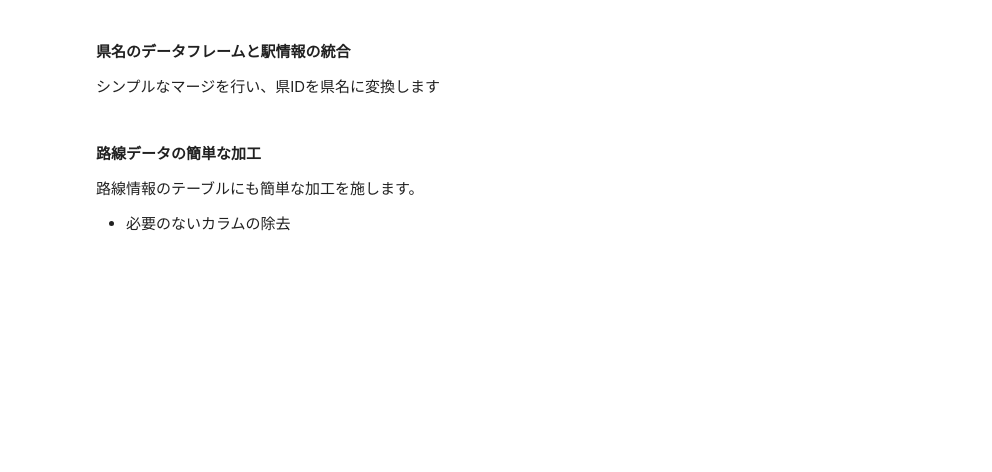
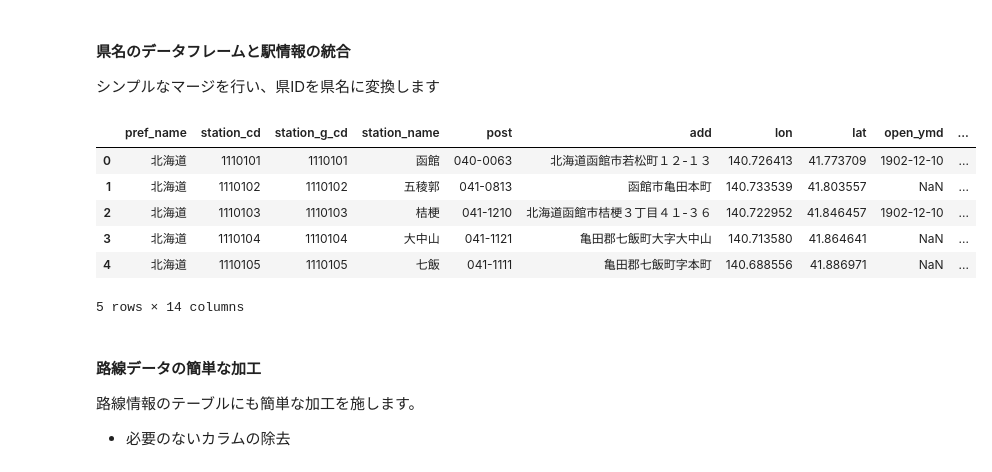
Before and after one commit to keiono/stations-japan, a Jupyter notebook: stations2network.ipynb, the cells around one changed output. Drawn from its saved outputs; the diff is of its cells as text; code cells hidden in the pictures; blank space fills up the shorter version.

```diff
--- a/stations2network.ipynb
+++ b/stations2network.ipynb
@@ -83,12 +84,22 @@ station_df['y'] = station_df['lat'] * (-SCALE_FACTOR)
 # %%
 # 人間にとって読みやすいように、県のIDを県名に変換する
 merged_stations = pd.merge(pref_df, station_df, on = 'pref_cd')
 
 # 路線名も人が読めるものにする
 merged_stations = pd.merge(merged_stations, line_names, on='line_cd')
 
-# 必要の亡くなったカラムを除去
+# 必要の無くなったカラムを除去
 merged_stations.drop(['pref_cd', 'line_cd'], axis=1, inplace=True)
+
+merged_stations.head()
+# %% [output]
+|  | pref_name | station_cd | station_g_cd | station_name | post | add | lon | lat | open_ymd | ... |
+| 0 | 北海道 | 1110101 | 1110101 | 函館 | 040-0063 | 北海道函館市若松町１２-１３ | 140.726413 | 41.773709 | 1902-12-10 | ... |
+| 1 | 北海道 | 1110102 | 1110102 | 五稜郭 | 041-0813 | 函館市亀田本町 | 140.733539 | 41.803557 | NaN | ... |
+| 2 | 北海道 | 1110103 | 1110103 | 桔梗 | 041-1210 | 北海道函館市桔梗３丁目４１-３６ | 140.722952 | 41.846457 | 1902-12-10 | ... |
+| 3 | 北海道 | 1110104 | 1110104 | 大中山 | 041-1121 | 亀田郡七飯町大字大中山 | 140.713580 | 41.864641 | NaN | ... |
+| 4 | 北海道 | 1110105 | 1110105 | 七飯 | 041-1111 | 亀田郡七飯町字本町 | 140.688556 | 41.886971 | NaN | ... |
+5 rows × 14 columns
 # %% [markdown]
 #### 路線データの簡単な加工
 路線情報のテーブルにも簡単な加工を施します。
```
Also changed, not shown: parts of 28 cells of this notebook, 4 other files.
